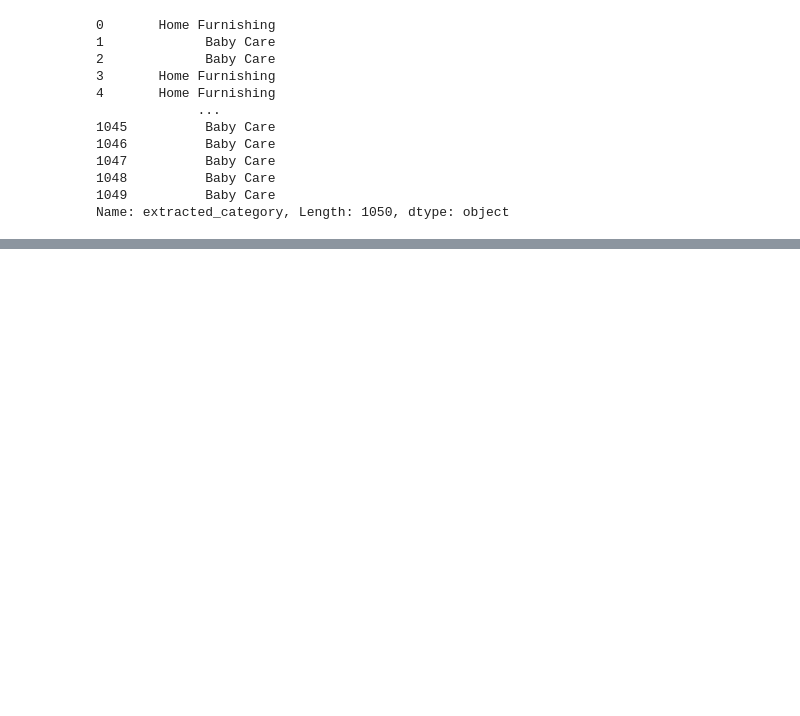
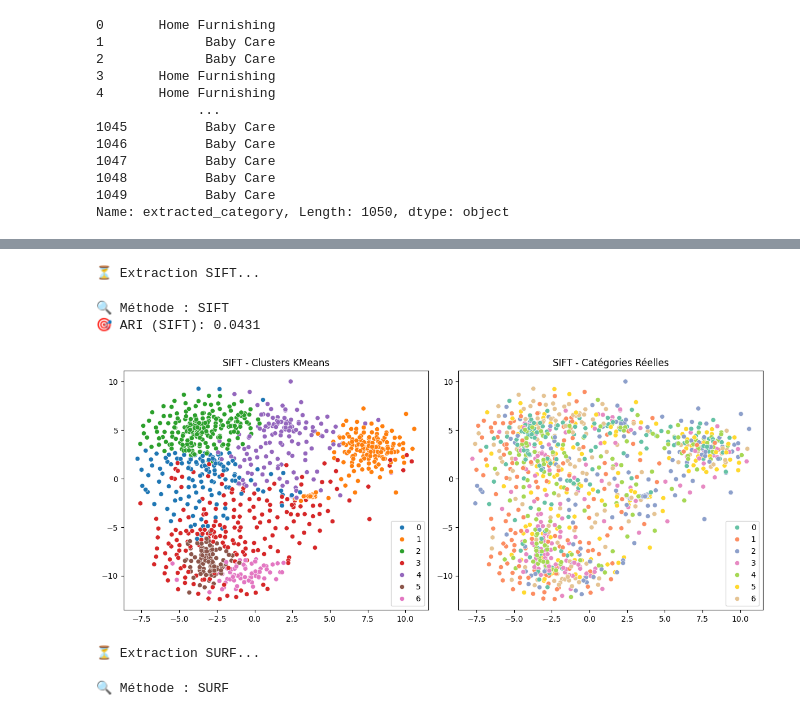
Before and after one commit to davidjeje/classifier_automatiquement_des_biens_de_consomation, a Jupyter notebook: Untitled.ipynb, the cells around one changed output, grey strips where cells are left out. Cells and saved outputs as stored; diff of their text form; code cells hidden in the pictures; blank space fills up the shorter version.

```diff
--- a/Untitled.ipynb
+++ b/Untitled.ipynb
@@ -410,0 +132,9 @@ NameError: name 'plot_2D_clusters' is not defined
+# %%
+results1 = run_all_methods(df)
+# %% [output]
+⏳ Extraction SIFT...
+🔍 Méthode : SIFT
+🎯 ARI (SIFT): 0.0431
+[figure, added]
+⏳ Extraction SURF...
+🔍 Méthode : SURF
```
Also changed, not shown: parts of 60 cells of this notebook, 6 other files.
